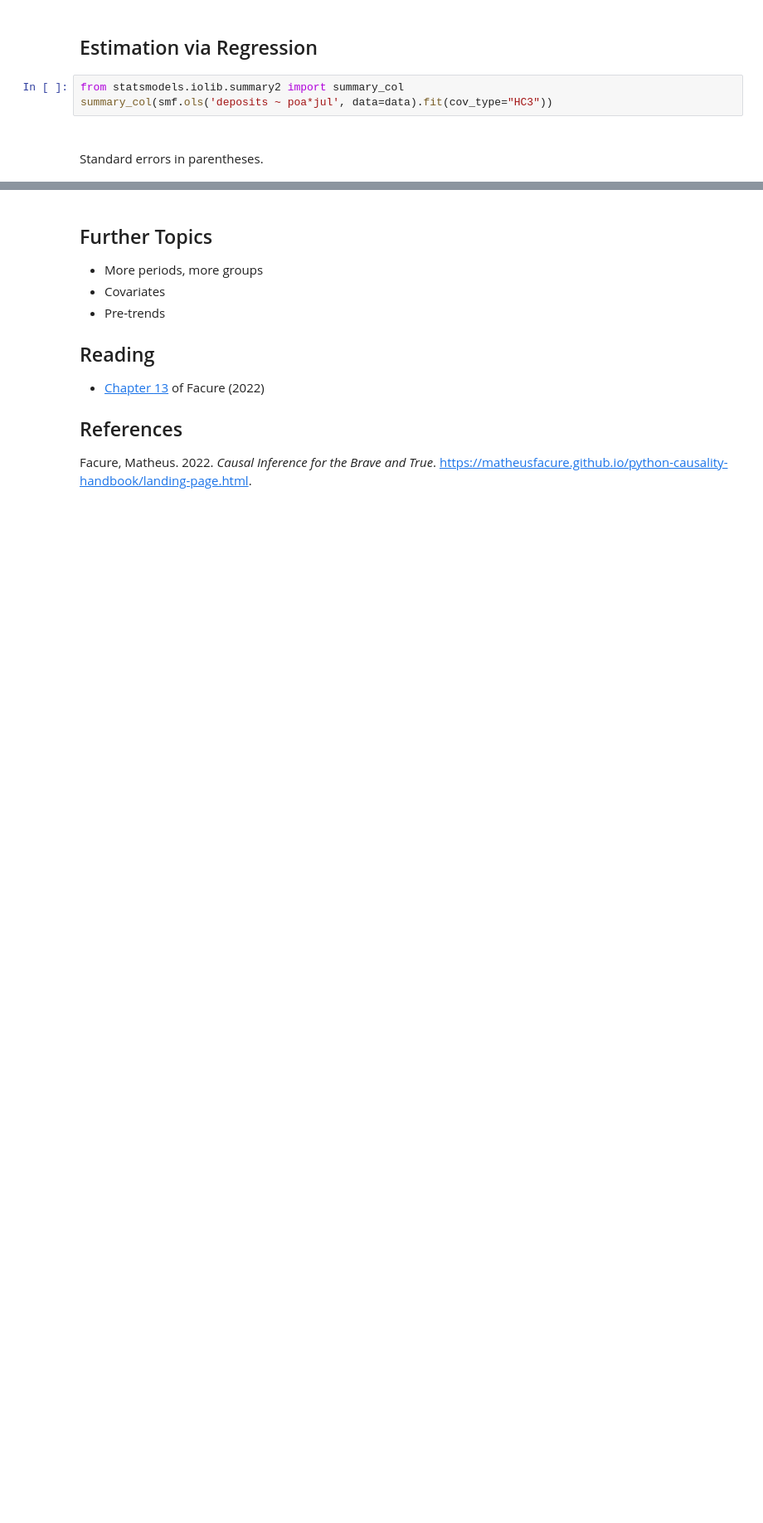
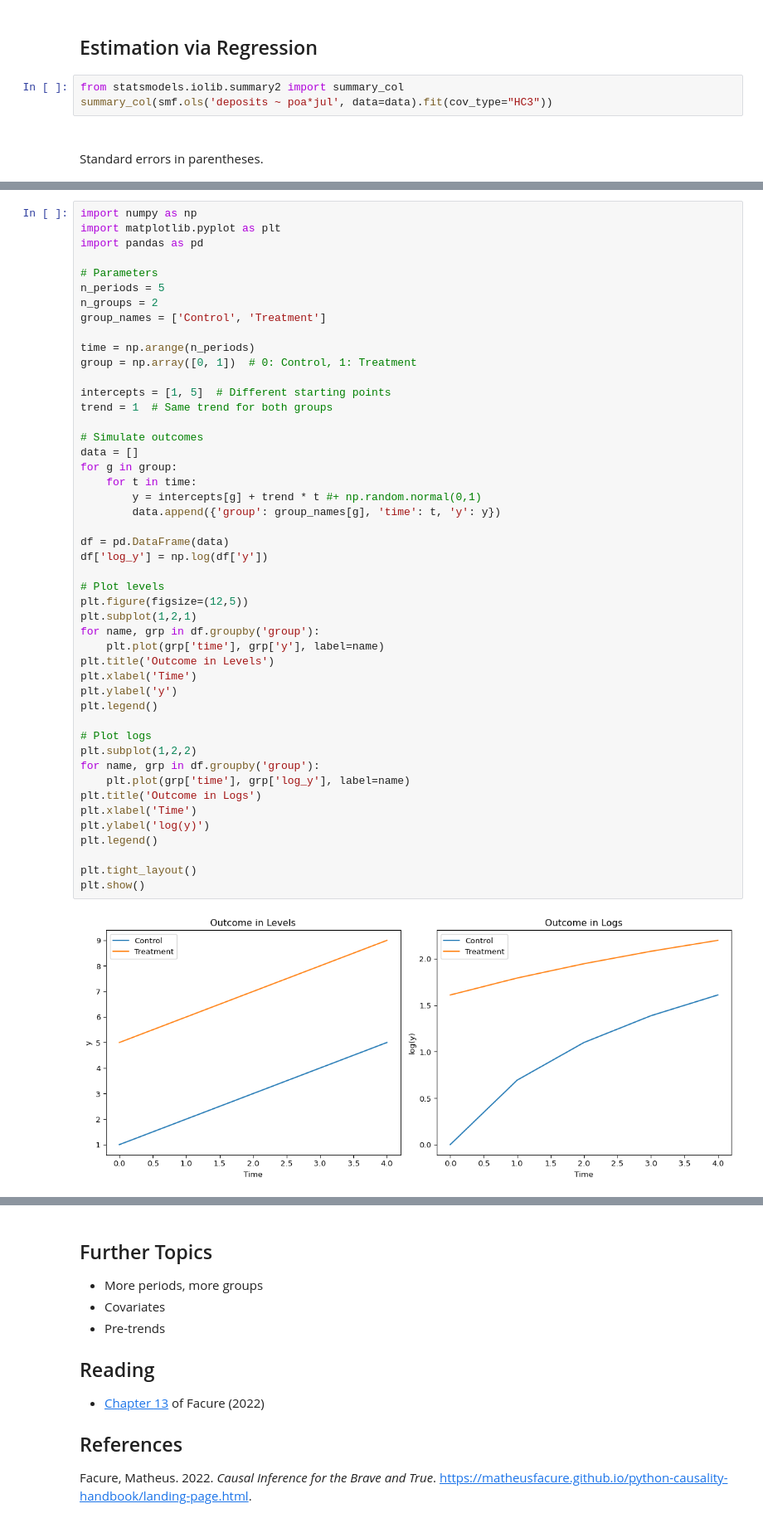
Before and after one commit to ubcecon/ECON526, a Jupyter notebook: lectures/paul/did.ipynb, the cells around one changed output, grey strips where cells are left out. Shown at 83% size. Drawn from its saved outputs; the diff is of its cells as text; blank space fills up the shorter version.

```diff
--- a/lectures/paul/did.ipynb
+++ b/lectures/paul/did.ipynb
@@ -147,0 +161,49 @@ Standard errors in parentheses.
+# %%
+import numpy as np
+import matplotlib.pyplot as plt
+import pandas as pd
+
+# Parameters
+n_periods = 5
+n_groups = 2
+group_names = ['Control', 'Treatment']
+
+time = np.arange(n_periods)
+group = np.array([0, 1])  # 0: Control, 1: Treatment
+
+intercepts = [1, 5]  # Different starting points
+trend = 1  # Same trend for both groups
+
+# Simulate outcomes
+data = []
+for g in group:
+    for t in time:
+        y = intercepts[g] + trend * t #+ np.random.normal(0,1)
+        data.append({'group': group_names[g], 'time': t, 'y': y})
+
+df = pd.DataFrame(data)
+df['log_y'] = np.log(df['y'])
+
+# Plot levels
+plt.figure(figsize=(12,5))
+plt.subplot(1,2,1)
+for name, grp in df.groupby('group'):
+    plt.plot(grp['time'], grp['y'], label=name)
+plt.title('Outcome in Levels')
+plt.xlabel('Time')
+plt.ylabel('y')
+plt.legend()
+
+# Plot logs
+plt.subplot(1,2,2)
+for name, grp in df.groupby('group'):
+    plt.plot(grp['time'], grp['log_y'], label=name)
+plt.title('Outcome in Logs')
+plt.xlabel('Time')
+plt.ylabel('log(y)')
+plt.legend()
+
+plt.tight_layout()
+plt.show()
+# %% [output]
+[figure, added]
```
Also changed, not shown: parts of 5 cells of this notebook, 8 other files.
